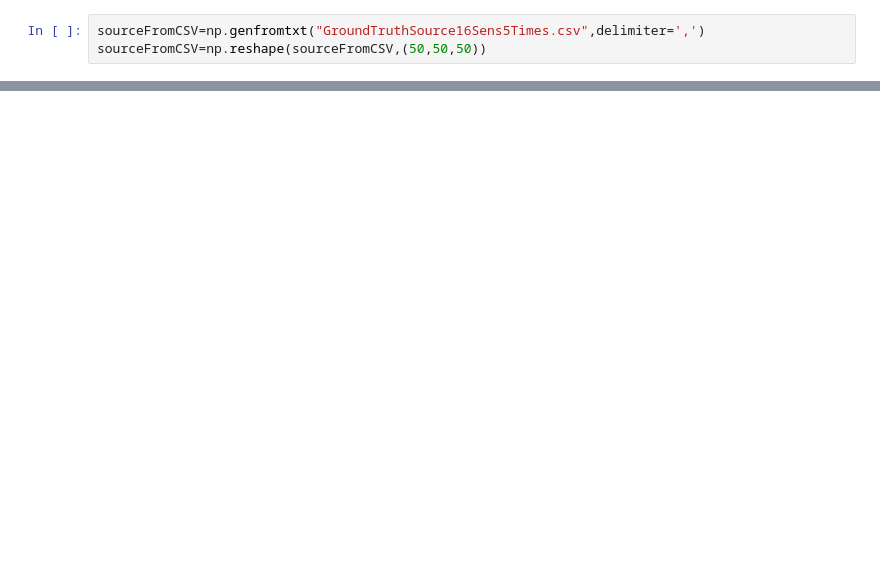
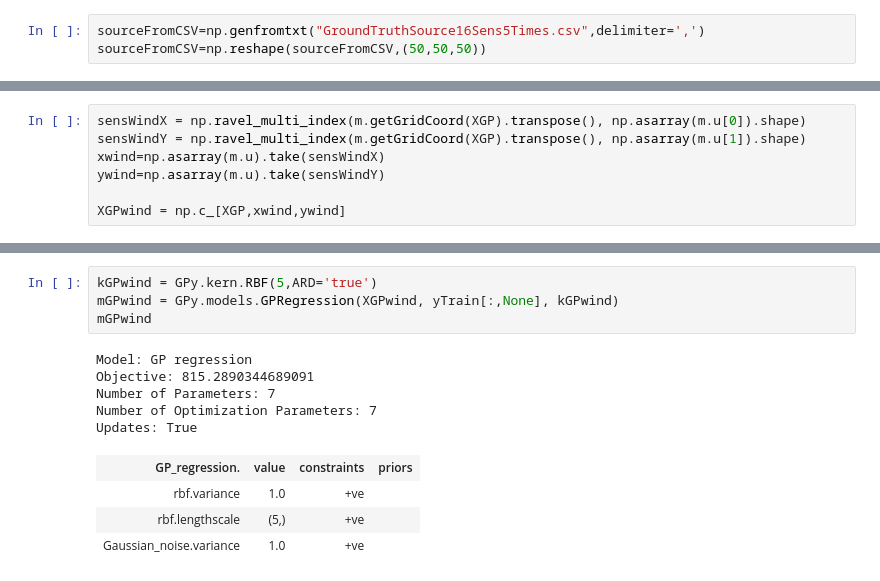
Before and after one commit to SheffieldML/advectionGP, a Jupyter notebook: jupyter/Source for GP and GF comparison.ipynb, the cells around one changed output, grey strips where cells are left out. Drawn from its saved outputs; the diff is of its cells as text; blank space fills up the shorter version.

```diff
--- a/jupyter/Source for GP and GF comparison.ipynb
+++ b/jupyter/Source for GP and GF comparison.ipynb
@@ -145,0 +158,7 @@ sourceFromCSV=np.reshape(sourceFromCSV,(50,50,50))
+# %%
+sensWindX = np.ravel_multi_index(m.getGridCoord(XGP).transpose(), np.asarray(m.u[0]).shape)
+sensWindY = np.ravel_multi_index(m.getGridCoord(XGP).transpose(), np.asarray(m.u[1]).shape)
+xwind=np.asarray(m.u).take(sensWindX)
+ywind=np.asarray(m.u).take(sensWindY)
+
+XGPwind = np.c_[XGP,xwind,ywind]
@@ -145,0 +193,14 @@ sourceFromCSV=np.reshape(sourceFromCSV,(50,50,50))
+# %%
+kGPwind = GPy.kern.RBF(5,ARD='true')
+mGPwind = GPy.models.GPRegression(XGPwind, yTrain[:,None], kGPwind)
+mGPwind
+# %% [output]
+Model: GP regression
+Objective: 815.2890344689091
+Number of Parameters: 7
+Number of Optimization Parameters: 7
+Updates: True
+| GP_regression. | value | constraints | priors |
+| rbf.variance | 1.0 | +ve |  |
+| rbf.lengthscale | (5,) | +ve |  |
+| Gaussian_noise.variance | 1.0 | +ve |  |
```
Also changed, not shown: parts of 20 cells of this notebook, 2 other files.
